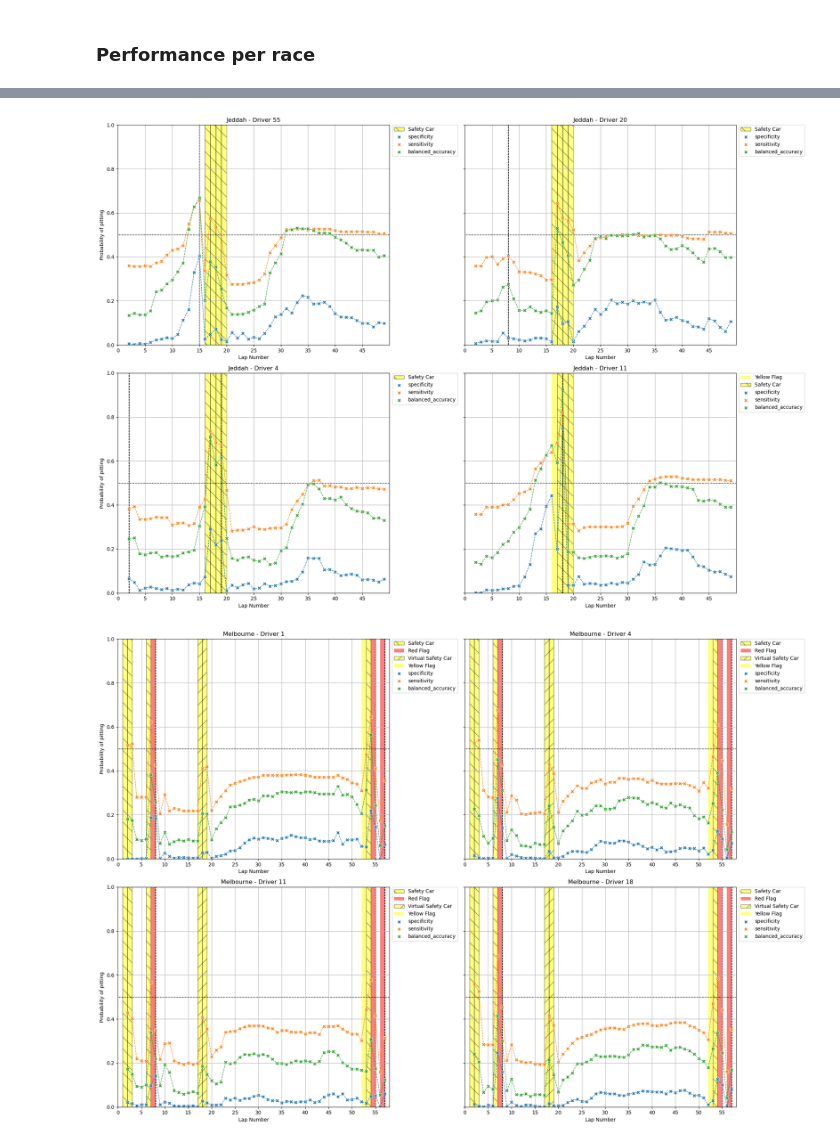
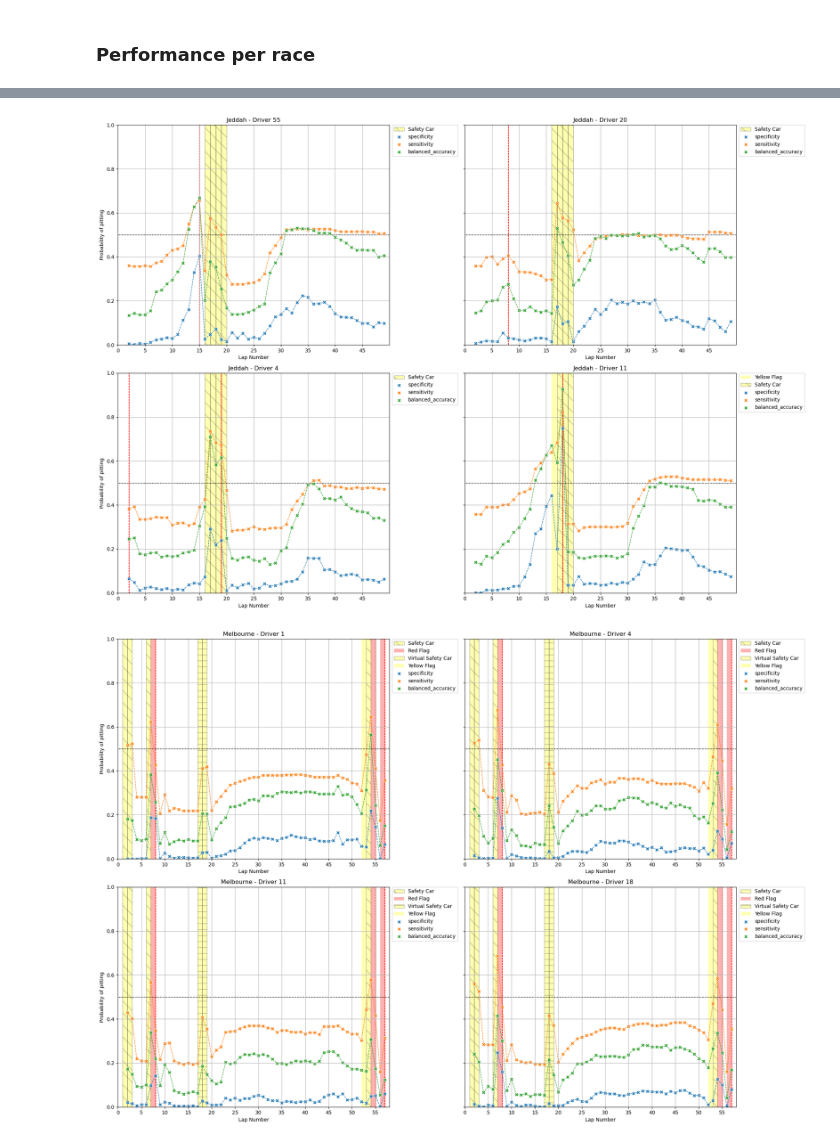
Before and after one commit to Nelson-Jnrnd/f1-pit-predictor-dataset, a Jupyter notebook: comparison.ipynb, the cells around one changed output, grey strips where cells are left out. Drawn from its saved outputs; the diff is of its cells as text; code cells hidden in the pictures.

```diff
--- a/comparison.ipynb
+++ b/comparison.ipynb
@@ -302,7 +303,7 @@ from sklearn.metrics import confusion_matrix
 import seaborn as sns
 import matplotlib.pyplot as plt
 
-def plot_consfusion_matrices(y, preds_df):
+def plot_consfusion_matrices(y, preds_df, save_path=None):
     width = 15
     height = width / len(preds_df.columns)
     fig, axes = plt.subplots(figsize=(width, height), nrows=1, ncols=len(preds_df.columns))
@@ -316,9 +317,11 @@ def plot_consfusion_matrices(y, preds_df):
         ax.xaxis.set_ticklabels(['No Pit', 'Pit'])
         ax.yaxis.set_ticklabels(['No Pit', 'Pit'])
         ax.set_title(model_name)
+    if save_path:
+        plt.savefig(save_path, bbox_inches='tight', format='svg')
 
-def plot_metrics(metrics_df):
-    width = 30
+def plot_metrics(metrics_df, save_path=None):
+    width = 15
     height = width / len(metrics_df.columns)
     fig, axes = plt.subplots(figsize=(width, height), nrows=1, ncols=len(metrics_df.columns), sharey=True)
     fig.suptitle('Metrics')
@@ -327,3 +330,6 @@ def plot_metrics(metrics_df):
         sns.barplot(x=metrics_df.index, y=metric_name, data=metrics_df, ax=ax)
         ax.set_title(metric_name)
         ax.set_ylim(0, 1)
+        ax.tick_params(axis='x', labelrotation=45)
+    if save_path:
+        plt.savefig(save_path, bbox_inches='tight', format='svg')
@@ -354,8 +352,8 @@ laps_df = get_laps_df_by_track(data, encoder)
 # %%
 for track in laps_df.index:
     track_df = laps_df.loc[track]
-    plot_consfusion_matrices(track_df['y'], track_df['preds'])
-    plot_metrics(get_metrics_df(models, track_df['x'], track_df['y']))
+    plot_consfusion_matrices(track_df['y'], track_df['preds'], save_path=os.path.join(figures_path, f'{track}_confusion_matrices.svg'))
+    plot_metrics(get_metrics_df(models, track_df['x'], track_df['y']), save_path=os.path.join(figures_path, f'{track}_metrics.svg'))
     plt.suptitle(track)
 # %% [output]
 [figure]
@@ -430,7 +428,7 @@ def plot_race_predictions(label, track, driver, x, y, proba, ax, color='cyan', m
     ax.hlines(y=0.5, xmin=0, xmax=x['TotalLaps'].max(), linewidth=1, colors='black', linestyles='dotted', zorder=0)
     indexes = np.where(y == 1)
     for idx in indexes:
-        ax.vlines(x=idx+2, ymin=0, ymax=1, linewidth=1, colors='black', linestyles='dashed', zorder=0)
+        ax.vlines(x=idx+2, ymin=0, ymax=1, linewidth=1, colors='red', linestyles='dashed', zorder=0)
     sns.scatterplot(x=x['LapNumber'], y=proba, marker=marker, legend=False, ax=ax, s=50, label=label)
     sns.lineplot(x=x['LapNumber'], y=proba, linewidth=1, linestyle='dashed', zorder=0, ax=ax)
     ax.set_xlabel('Lap Number')
@@ -443,7 +441,7 @@ def plot_race_predictions(label, track, driver, x, y, proba, ax, color='cyan', m
     return plot_remove_duplicate_legends(ax, loc='upper left', bbox_to_anchor=(1.01, 1), borderaxespad=0.)
 # %%
 from math import ceil
-def plot_models_performance(models, drivers_per_race, max_per_col=3):
+def plot_models_performance(models, data, drivers_per_race, max_per_col=3, save_path=None):
     preds = {}
     race_data = get_full_races_of_drivers(data, drivers_per_race)
     for name, model in models.items():
@@ -465,7 +463,9 @@ def plot_models_performance(models, drivers_per_race, max_per_col=3):
                     ax = plot_stoppages(preds_df.iloc[i]['x'], ax)
                 ax = plot_race_predictions(model, preds_df.iloc[i]['Track'], preds_df.iloc[i]['DriverNumber'], preds_df.iloc[i]['x'], preds_df.iloc[i]['y'], preds_df.iloc[i]['proba'], ax)
         plt.tight_layout()
+        if save_path:
+            plt.savefig(f'{save_path}/predictions_{no_track}.svg', bbox_inches='tight', format='svg')
         plt.show()
 # %%
-plot_models_performance(models, 4, 2)
+plot_models_performance(models, data, 4, max_per_col=2, save_path=figures_path)
 # %% [output]
@@ -474,2 +474,2 @@ plot_models_performance(models, 4, 2)
-[figure, old version]
+[figure, new version]
-[figure, old version]
+[figure, new version]
```
Also changed, not shown: parts of 6 cells of this notebook, 30 other files.
